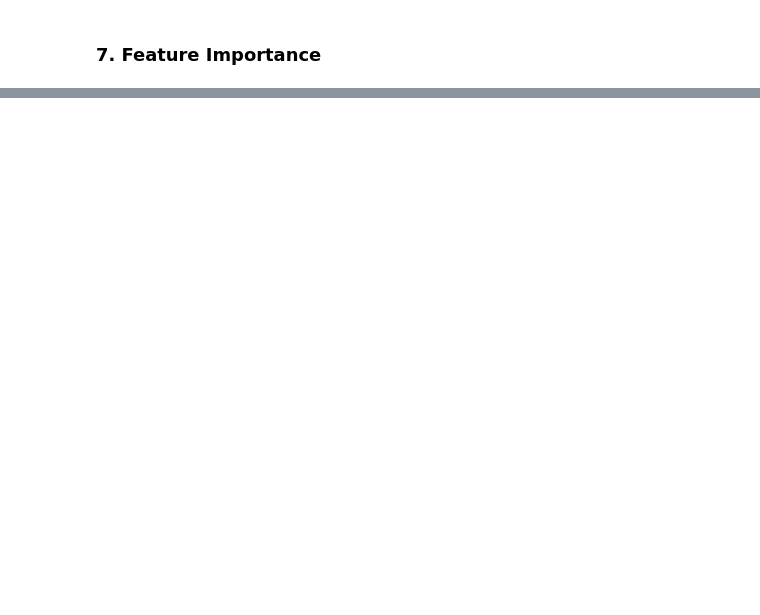
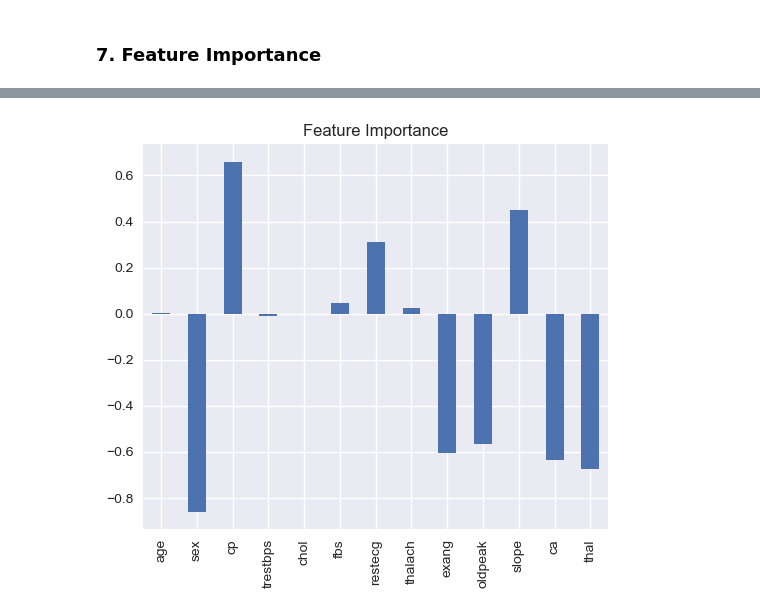
Before and after one commit to Eleanor-git/Hear-Disease-Classification, a Jupyter notebook: heart_disease_classification.ipynb, the cells around one changed output, grey strips where cells are left out. Drawn from its saved outputs; the diff is of its cells as text; code cells hidden in the pictures; blank space fills up the shorter version.

Commit message:
completed feature importance

```diff
--- a/heart_disease_classification.ipynb
+++ b/heart_disease_classification.ipynb
@@ -641,2 +694,6 @@ After applying Cross validation, LogisticRegression model still performs the bes
 # %% [markdown]
 ### 7. Feature Importance
+# %%
+logistic_clf = LogisticRegression(C = 0.20433597178569418, # applying the optimistic parameters by GridSearchCV
+                                  solver = 'liblinear')
+logistic_clf.fit(X_train, y_train)
@@ -642,0 +708,7 @@ After applying Cross validation, LogisticRegression model still performs the bes
+# %%
+# Match coef's of features to columns
+feature_dict = dict(zip(df.columns, list(logistic_clf.coef_[0])))
+
+feature_df = pd.DataFrame(feature_dict, columns = feature_dict.keys(),
+            index = [0])
+feature_df
@@ -642,0 +718,9 @@ After applying Cross validation, LogisticRegression model still performs the bes
+# %%
+# plt.style.available
+plt.style.use('seaborn-v0_8')
+
+feature_df.T.plot.bar(title="Feature Importance",
+                      figsize = (6, 5),
+                      legend = False);
+# %% [output]
+[figure, added]
```
Also changed, not shown: parts of 14 cells of this notebook, 2 other files.
